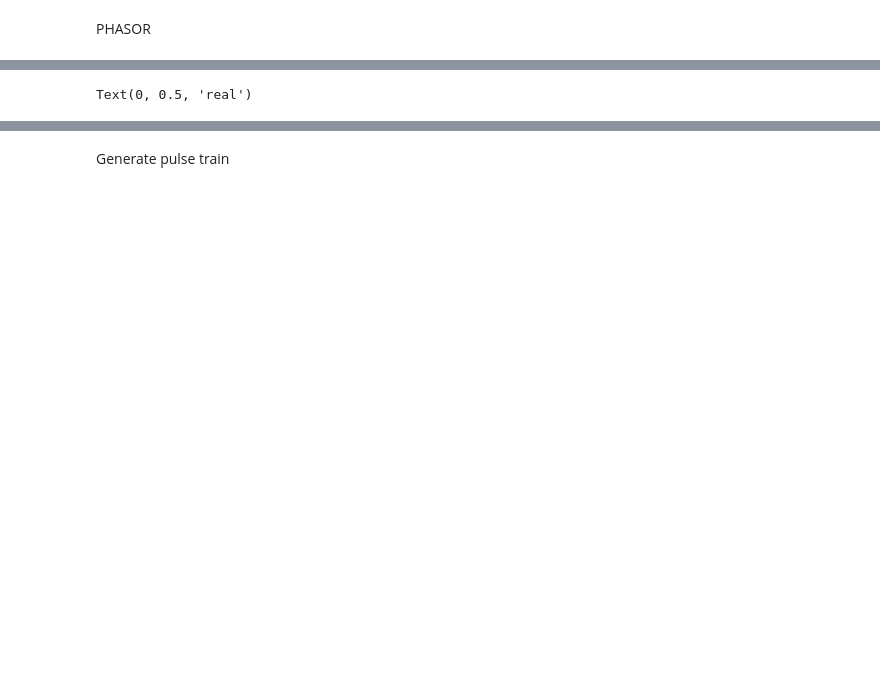
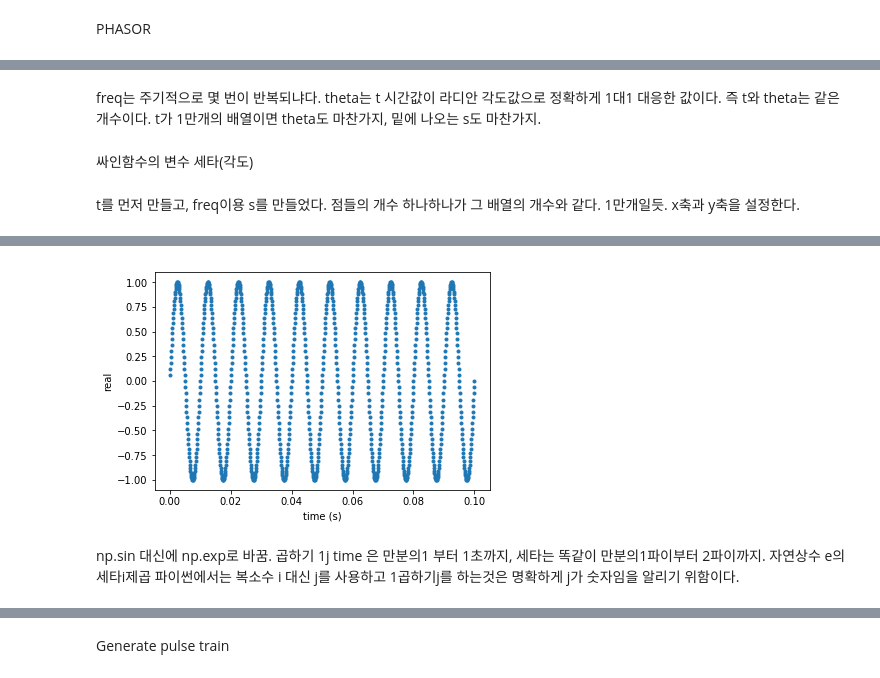
Before and after one commit to ReturnOfTheJ/class2019spring-, a Jupyter notebook: sound.ipynb, the cells around one changed output, grey strips where cells are left out. Cells and saved outputs as stored; diff of their text form; code cells hidden in the pictures; blank space fills up the shorter version.

```diff
--- a/sound.ipynb
+++ b/sound.ipynb
@@ -17,5 +19,7 @@ freq = 100.0     # sine frequency, Hz
 # %%
 # generate time
 t = np.arange(1, sr * dur+1)/sr
+# %% [markdown]
+freq는 주기적으로 몇 번이 반복되냐다. theta는 t 시간값이 라디안 각도값으로 정확하게 1대1 대응한 값이다. 즉 t와 theta는 같은 개수이다. t가 1만개의 배열이면 theta도 마찬가지, 밑에 나오는 s도 마찬가지.
 # %%
 # generate phase
@@ -23,11 +27,16 @@ theta = t * 2*np.pi * freq
+# %% [markdown]
+싸인함수의 변수 세타(각도)
 # %%
 # generate signal by cosine-phasor
 s = np.sin(theta)
+# %% [markdown]
+t를 먼저 만들고, freq이용 s를 만들었다. 점들의 개수 하나하나가 그 배열의 개수와 같다. 1만개일듯. x축과 y축을 설정한다.
 # %%
 fig = plt.figure()
 ax = fig.add_subplot(111)
 ax.plot(t[0:1000], s[0:1000], '.')
 ax.set_xlabel('time (s)')
 ax.set_ylabel('real')
+ipd.Audio(s,rate=sr)
 # %% [output]
 [interactive output not drawn]
@@ -35,4 +43,6 @@ ax.set_ylabel('real')
-Text(0, 0.5, 'real')
+[figure, added]
+# %% [markdown]
+np.sin 대신에 np.exp로 바꿈. 곱하기 1j time 은 만분의1 부터 1초까지, 세타는 똑같이 만분의1파이부터 2파이까지. 자연상수 e의 세타i제곱 파이썬에서는 복소수 i 대신 j를 사용하고 1곱하기j를 하는것은 명확하게 j가 숫자임을 알리기 위함이다.
 # %%
 # generate signal by complex-phasor
 c = np.exp(theta*1j)
```
Also changed, not shown: parts of 3 cells of this notebook.
